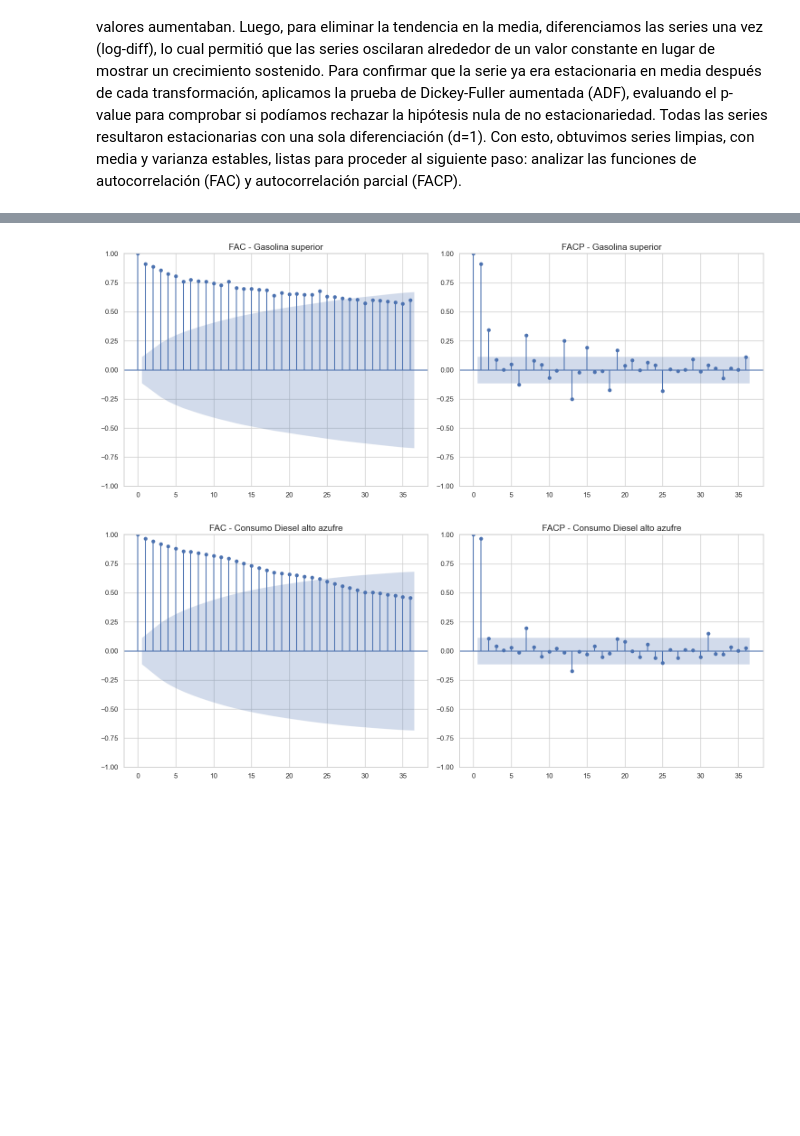
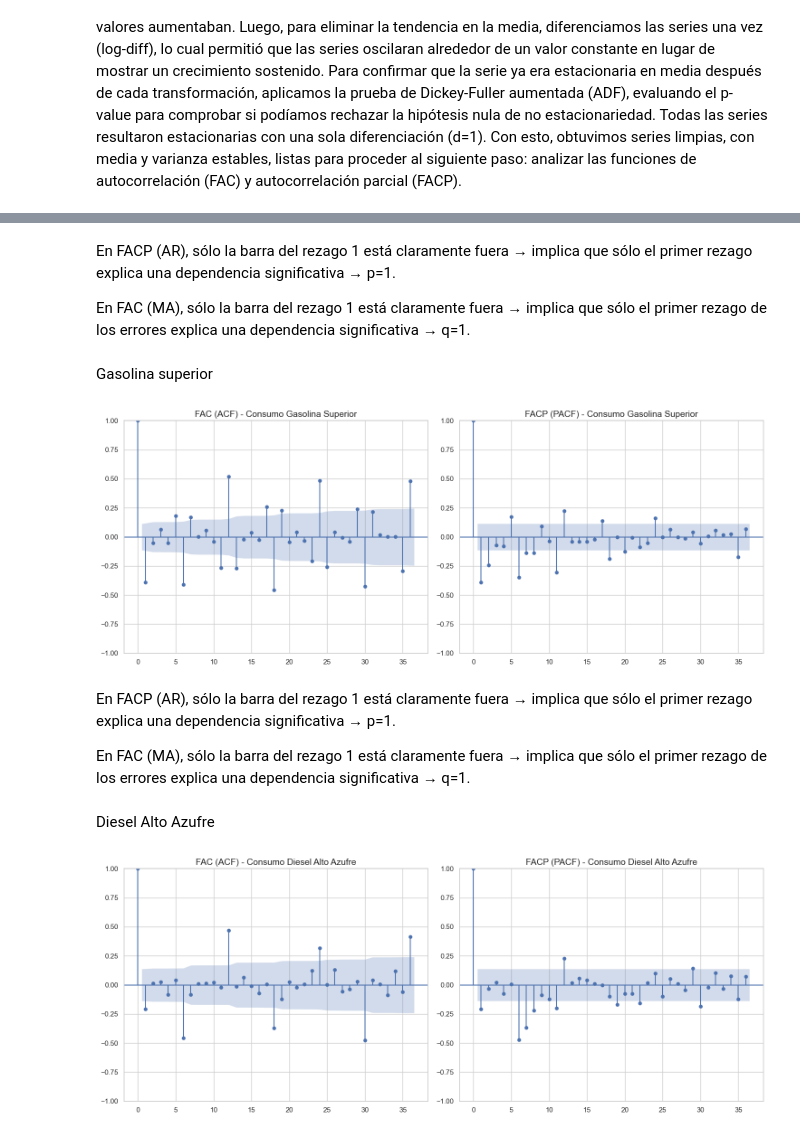
Before and after one commit to DiegoLinares11/Lab1-Data-Science, a Jupyter notebook: analisis.ipynb, the cells around one changed output, grey strips where cells are left out. Cells and saved outputs as stored; diff of their text form; code cells hidden in the pictures; blank space fills up the shorter version.

```diff
--- a/analisis.ipynb
+++ b/analisis.ipynb
@@ -739,9 +739,9 @@ Critical Value (5%)           -2.876794
 Critical Value (10%)          -2.574901
 dtype: float64
 # %%
-serie_log_diff1 = serie_log.diff()
+serie_log_diff6 = serie_log.diff()
 print("\n### ADF después de 1ra diferenciación ###")
-prueba_adf(serie_log_diff1)
+prueba_adf(serie_log_diff6)
 # %% [output]
 ### ADF después de 1ra diferenciación ###
 
@@ -844,36 +879,48 @@ plt.show()
+# %% [markdown]
+En FACP (AR), sólo la barra del rezago 1 está claramente fuera → implica que sólo el primer rezago explica una dependencia significativa → p=1.
+
+En FAC (MA), sólo la barra del rezago 1 está claramente fuera → implica que sólo el primer rezago de los errores explica una dependencia significativa → q=1.
+# %% [markdown]
+Gasolina superior
 # %%
 # Consumo - Gasolina superior
-serie = df_consumo['Gasolina superior']
-
 plt.figure(figsize=(15,6))
 
+# FAC (ACF)
 plt.subplot(1,2,1)
-plot_acf(serie, lags=36, ax=plt.gca())
-plt.title("FAC - Gasolina superior")
+plot_acf(serie_log_diff5.dropna(), lags=36, ax=plt.gca(), alpha=0.05)
+plt.title("FAC (ACF) - Consumo Gasolina Superior")
 
+# FACP (PACF)
 plt.subplot(1,2,2)
-plot_pacf(serie, lags=36, ax=plt.gca())
-plt.title("FACP - Gasolina superior")
+plot_pacf(serie_log_diff5.dropna(), lags=36, ax=plt.gca(), alpha=0.05)
+plt.title("FACP (PACF) - Consumo Gasolina Superior")
 
 plt.tight_layout()
 plt.show()
 # %% [output]
-[figure, old version]
+[figure, new version]
+# %% [markdown]
+En FACP (AR), sólo la barra del rezago 1 está claramente fuera → implica que sólo el primer rezago explica una dependencia significativa → p=1.
+
+En FAC (MA), sólo la barra del rezago 1 está claramente fuera → implica que sólo el primer rezago de los errores explica una dependencia significativa → q=1.
+# %% [markdown]
+Diesel Alto Azufre
 # %%
 # Consumo - Diesel alto azufre
-serie = df_consumo['Diesel alto azufre']
-
 plt.figure(figsize=(15,6))
 
+# FAC (ACF)
 plt.subplot(1,2,1)
-plot_acf(serie, lags=36, ax=plt.gca())
-plt.title("FAC - Consumo Diesel alto azufre")
+plot_acf(serie_log_diff6.dropna(), lags=36, ax=plt.gca(), alpha=0.05)
+plt.title("FAC (ACF) - Consumo Diesel Alto Azufre")
 
+# FACP (PACF)
 plt.subplot(1,2,2)
-plot_pacf(serie, lags=36, ax=plt.gca())
-plt.title("FACP - Consumo Diesel alto azufre")
+plot_pacf(serie_log_diff6.dropna(), lags=36, ax=plt.gca(), alpha=0.05)
+plt.title("FACP (PACF) - Consumo Diesel Alto Azufre")
 
 plt.tight_layout()
 plt.show()
 # %% [output]
-[figure, old version]
+[figure, new version]
```
Also changed, not shown: parts of 26 cells of this notebook.
